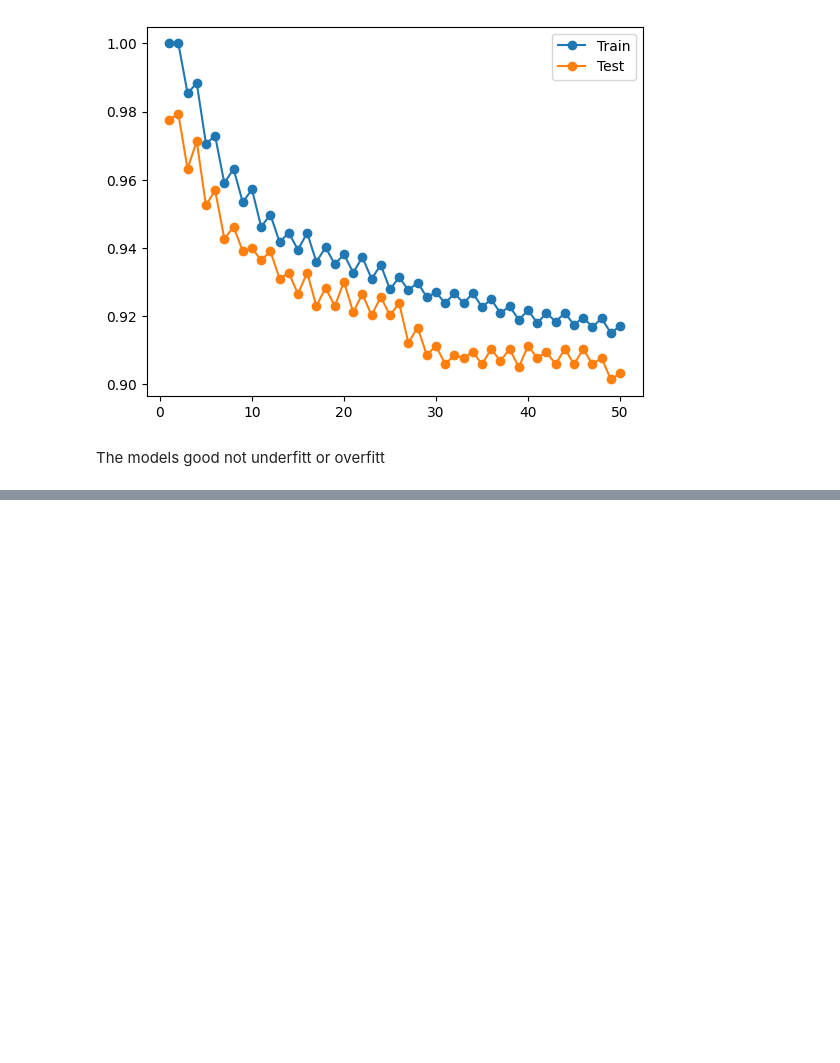
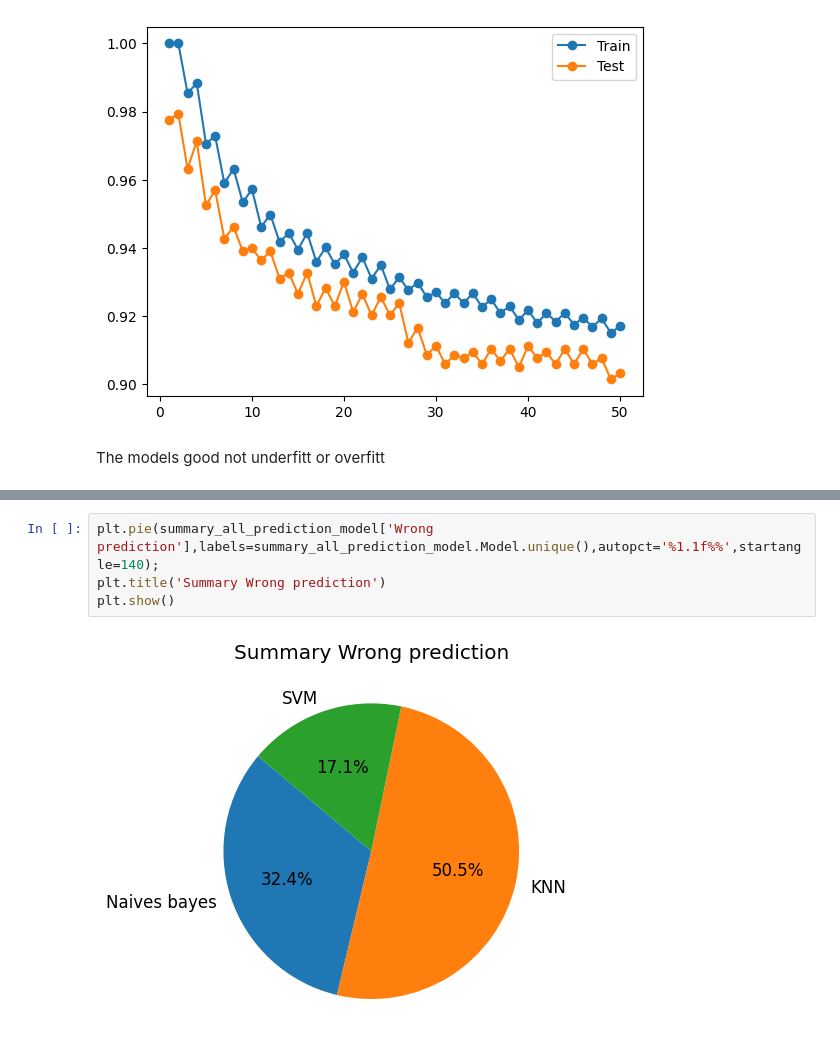
Before and after one commit to ackermanjayjay/sms-spam, a Jupyter notebook: project_transfer_learning_embed.ipynb, the cells around one changed output, grey strips where cells are left out. Saved outputs shown, nothing was run; the diff lists cells and outputs as text; blank space fills up the shorter version.

```diff
--- a/project_transfer_learning_embed.ipynb
+++ b/project_transfer_learning_embed.ipynb
@@ -431,0 +578,6 @@ The models good not underfitt or overfitt
+# %%
+plt.pie(summary_all_prediction_model['Wrong prediction'],labels=summary_all_prediction_model.Model.unique(),autopct='%1.1f%%',startangle=140);
+plt.title('Summary Wrong prediction')
+plt.show()
+# %% [output]
+[figure, added]
```
Also changed, not shown: parts of 37 cells of this notebook.
